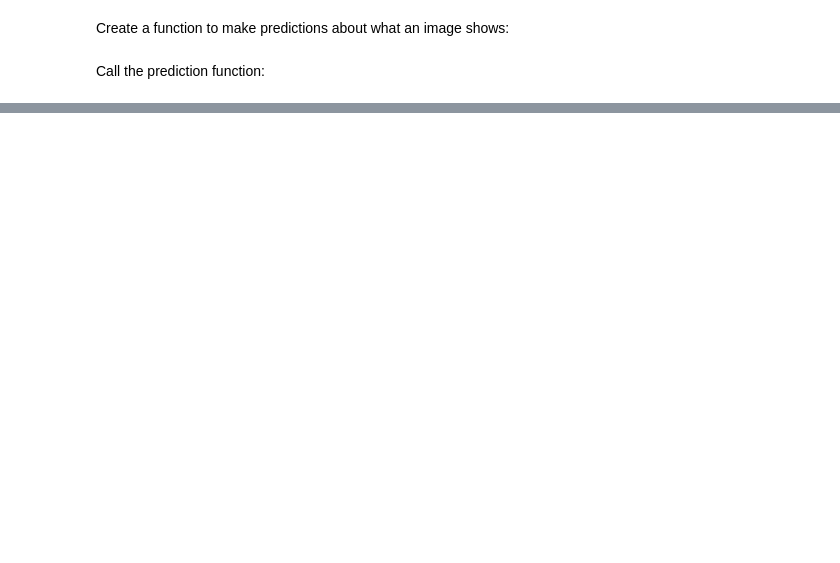
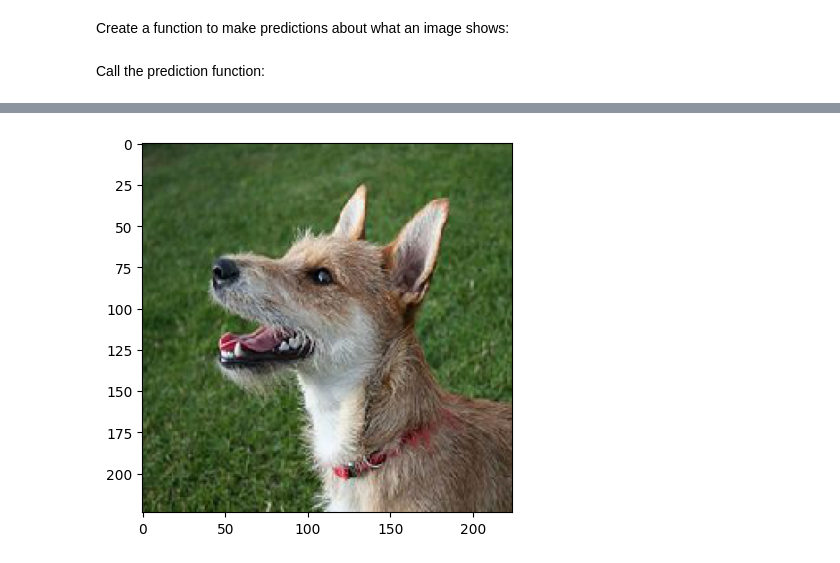
Before and after one commit to tennercheung/Playground, a Jupyter notebook: testing_vision_starter.ipynb, the cells around one changed output, grey strips where cells are left out. Saved outputs shown, nothing was run; the diff lists cells and outputs as text; code cells hidden in the pictures; blank space fills up the shorter version.

```diff
--- a/testing_vision_starter.ipynb
+++ b/testing_vision_starter.ipynb
@@ -38,4 +43,16 @@ Load the model that will identify your images:
 # %% [markdown]
 Create a function to make predictions about what an image shows:
+# %%
+def classify_image(image_url):
+  # Fetch the image form the URL
+  image_path = get_image_from_url(image_url)
+  # Prepare the image for use by the model
+  image = tf.keras.preprocessing.image.load_img(image_path, target_size=(224, 224))
+
+  plt.figure()
+  plt.imshow(image)
 # %% [markdown]
 Call the prediction function:
+# %%
+classify_image('https://dojo.soy/predict-dog')
+# %% [output]
@@ -41,0 +61 @@ Call the prediction function:
+[figure, added]
```
Also changed, not shown: parts of 3 cells of this notebook.
